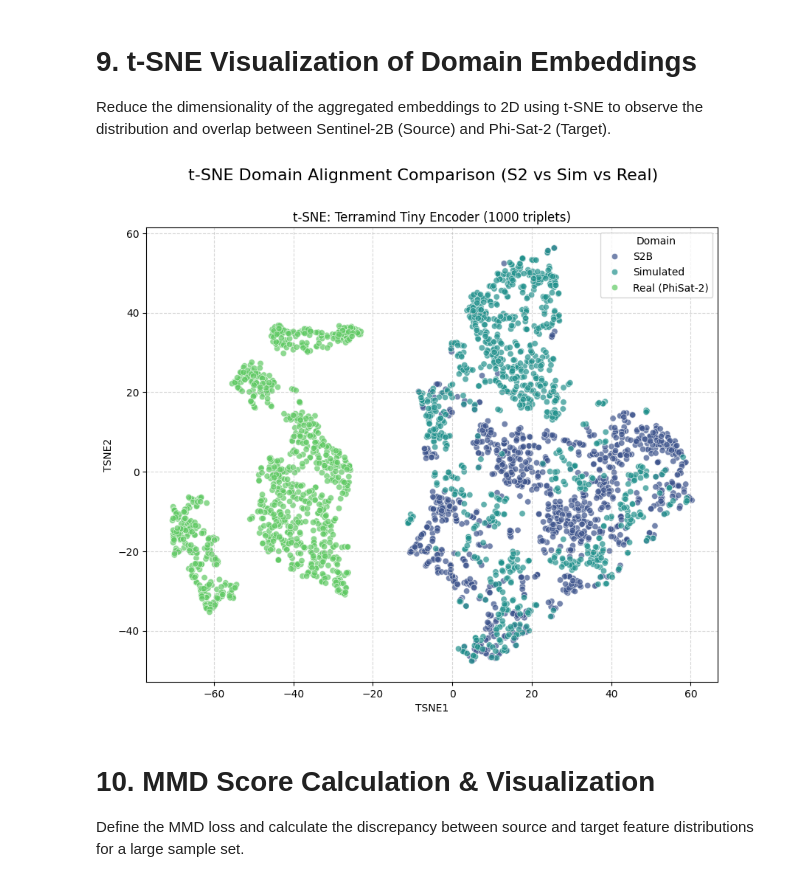
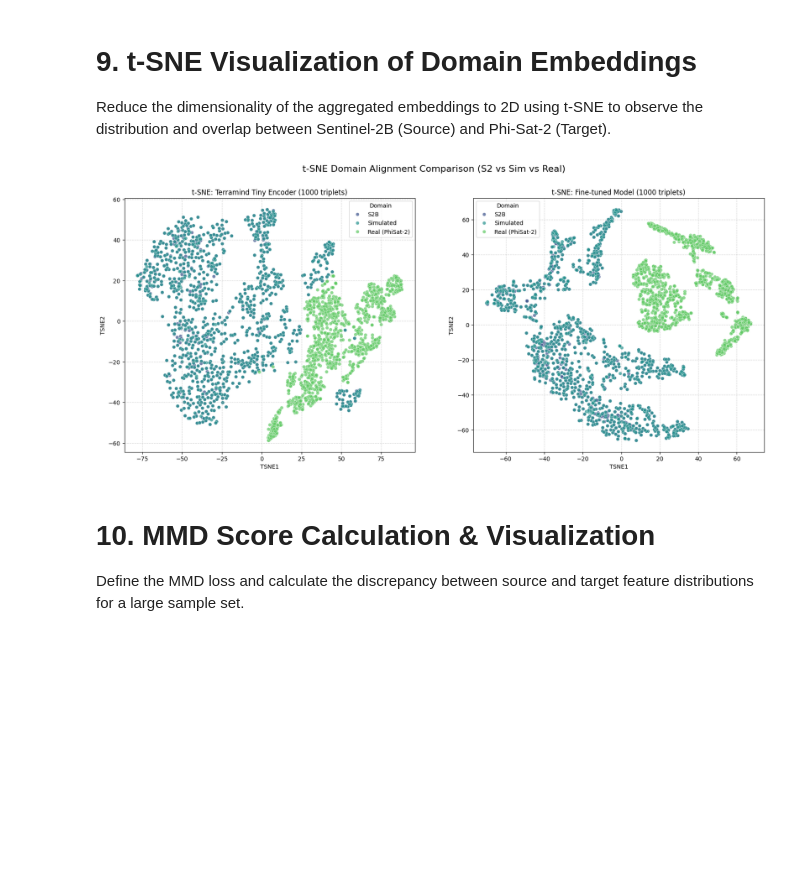
Before and after one commit to elucas0/terra-sat-drift, a Jupyter notebook: terra_sat_drift/drift_analysis/domain_gap_terramind.ipynb, the cells around one changed output. Drawn from its saved outputs; the diff is of its cells as text; code cells hidden in the pictures; blank space fills up the shorter version.

```diff
--- a/terra_sat_drift/drift_analysis/domain_gap_terramind.ipynb
+++ b/terra_sat_drift/drift_analysis/domain_gap_terramind.ipynb
@@ -86,8 +86,8 @@ with h5py.File(h5_path, 'r') as f:
     sample_idx = np.random.randint(0, len(f['s2b/images']))
     # Load all three components of the triplet
     s2b_img = torch.from_numpy(f['s2b/images'][sample_idx]).float().unsqueeze(0).to(device)
-    sim_img = torch.from_numpy(f['sim/images'][sample_idx][:7, :, :]).float().unsqueeze(0).to(device)
-    real_img = torch.from_numpy(f['real/images'][sample_idx][:7, :, :]).float().unsqueeze(0).to(device)
+    sim_img = torch.from_numpy(f['sim/images'][sample_idx][1:8, :, :]).float().unsqueeze(0).to(device)
+    real_img = torch.from_numpy(f['real/images'][sample_idx][1:8, :, :]).float().unsqueeze(0).to(device)
 
 print(f"S2B shape:  {s2b_img.shape}")
 print(f"Sim shape:  {sim_img.shape}")
@@ -246,20 +387,21 @@ s2b_ft_l, sim_ft_l, real_ft_l = [], [], []
 
 with h5py.File(h5_path, 'r') as f:
     for i in range(min(tsne_samples, len(f['s2b/images']))):
-        s2_t = torch.from_numpy(f['s2b/images'][i]).float().unsqueeze(0).to(device)
-        si_t = torch.from_numpy(f['sim/images'][i][:7, :, :]).float().unsqueeze(0).to(device)
-        re_t = torch.from_numpy(f['real/images'][i][:7, :, :]).float().unsqueeze(0).to(device)
+        # Blue..NIR = bands [1:8] for sim/real; S2B/Sim -> norm_s2, Real -> norm_real_t
+        s2_t = norm_s2(torch.from_numpy(f['s2b/images'][i]).float().unsqueeze(0).to(device))
+        si_t = norm_s2(torch.from_numpy(f['sim/images'][i][1:8, :, :]).float().unsqueeze(0).to(device))
+        re_t = norm_real_t(torch.from_numpy(f['real/images'][i][1:8, :, :]).float().unsqueeze(0).to(device))
 
         with torch.no_grad():
             # Base Model
-            s2b_base_l.append(encoder(normalize_for_encoder(s2_t))[-1].mean(dim=1).cpu().numpy())
-            sim_base_l.append(encoder(normalize_for_encoder(si_t))[-1].mean(dim=1).cpu().numpy())
-            real_base_l.append(encoder(normalize_for_encoder(re_t))[-1].mean(dim=1).cpu().numpy())
+            s2b_base_l.append(encoder(s2_t)[-1].mean(dim=1).cpu().numpy())
+            sim_base_l.append(encoder(si_t)[-1].mean(dim=1).cpu().numpy())
+            real_base_l.append(encoder(re_t)[-1].mean(dim=1).cpu().numpy())
 
             # FT Model
-            s2b_ft_l.append(encoder_sim(normalize_for_encoder(s2_t))[-1].mean(dim=1).cpu().numpy())
-            sim_ft_l.append(encoder_sim(normalize_for_encoder(si_t))[-1].mean(dim=1).cpu().numpy())
-            real_ft_l.append(encoder_sim(normalize_for_encoder(re_t))[-1].mean(dim=1).cpu().numpy())
+            s2b_ft_l.append(encoder_sim(s2_t)[-1].mean(dim=1).cpu().numpy())
+            sim_ft_l.append(encoder_sim(si_t)[-1].mean(dim=1).cpu().numpy())
+            real_ft_l.append(encoder_sim(re_t)[-1].mean(dim=1).cpu().numpy())
 
 def run_tsne_triplet(s2_list, sim_list, real_list):
     X = np.vstack([np.vstack(s2_list), np.vstack(sim_list), np.vstack(real_list)])
@@ -275,22 +417,21 @@ def run_tsne_triplet(s2_list, sim_list, real_list):
 df_base = run_tsne_triplet(s2b_base_l, sim_base_l, real_base_l)
 df_sim = run_tsne_triplet(s2b_ft_l, sim_ft_l, real_ft_l)
 # %%
+fig, axes = plt.subplots(1, 2, figsize=(20, 8))
+# One subplot
+# fig, axes = plt.subplots(1, 1, figsize=(10, 8))
+sns.scatterplot(data=df_base, x='TSNE1', y='TSNE2', hue='Domain', alpha=0.7, ax=axes[0], palette='viridis')
+axes[0].set_title(f"t-SNE: Terramind Tiny Encoder ({tsne_samples} triplets)")
+axes[0].grid(True, linestyle='--', alpha=0.5)
 
-# fig, axes = plt.subplots(1, 2, figsize=(20, 8))
-# One subplot
-fig, axes = plt.subplots(1, 1, figsize=(10, 8))
-sns.scatterplot(data=df_base, x='TSNE1', y='TSNE2', hue='Domain', alpha=0.7, ax=axes, palette='viridis')
-axes.set_title(f"t-SNE: Terramind Tiny Encoder ({tsne_samples} triplets)")
-axes.grid(True, linestyle='--', alpha=0.5)
-
-#sns.scatterplot(data=df_sim, x='TSNE1', y='TSNE2', hue='Domain', alpha=0.7, ax=axes[1], palette='viridis')
-#axes[1].set_title(f"t-SNE: Fine-tuned Model ({tsne_samples} triplets)")
-# axes[1].grid(True, linestyle='--', alpha=0.5)
+sns.scatterplot(data=df_sim, x='TSNE1', y='TSNE2', hue='Domain', alpha=0.7, ax=axes[1], palette='viridis')
+axes[1].set_title(f"t-SNE: Fine-tuned Model ({tsne_samples} triplets)")
+axes[1].grid(True, linestyle='--', alpha=0.5)
 
 plt.suptitle("t-SNE Domain Alignment Comparison (S2 vs Sim vs Real)", fontsize=16)
 plt.show()
 # %% [output]
-[figure, old version]
+[figure, new version]
 # %% [markdown]
 # 10. MMD Score Calculation & Visualization
 Define the MMD loss and calculate the discrepancy between source and target feature distributions for a large sample set.
```
Also changed, not shown: parts of 14 cells of this notebook, 27 other files.
